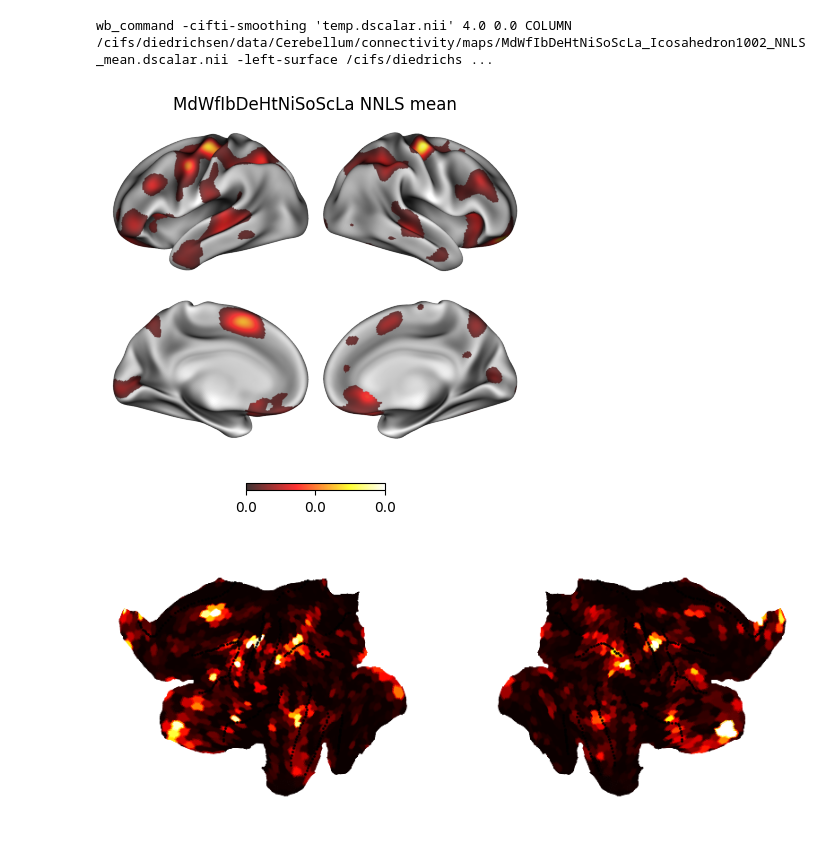
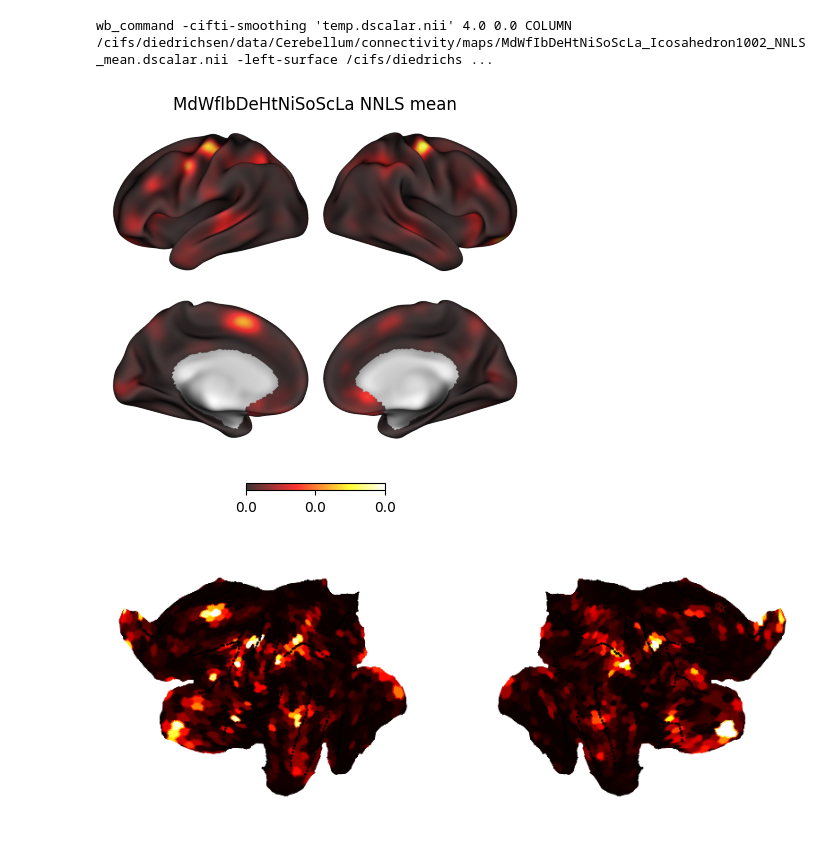
Before and after one commit to DiedrichsenLab/cortico_cereb_connectivity, a Jupyter notebook: notebooks/5. Model_description/connectivity_weights_NNLS.ipynb, the cells around one changed output. Drawn from its saved outputs; the diff is of its cells as text; code cells hidden in the pictures.

```diff
--- a/notebooks/5. Model_description/connectivity_weights_NNLS.ipynb
+++ b/notebooks/5. Model_description/connectivity_weights_NNLS.ipynb
@@ -49,11 +49,11 @@ cs.pscalar_to_smoothed_dscalar(fname,oname)
 wb_command -cifti-smoothing 'temp.dscalar.nii' 4.0 0.0 COLUMN /cifs/diedrichsen/data/Cerebellum/connectivity/maps/MdWfIbDeHtNiSoScLa_Icosahedron1002_NNLS_mean.dscalar.nii -left-surface /cifs/diedrichs ...
 # %%
 cifti_img = nb.load(gl.conn_dir + f'/maps/{traindata}_{cortex_roi}_{method}_{stats}.dscalar.nii')
-thr = 1e-5
+thr = None#1e-5
 plu.plot_cortex_map(cifti_img, cmap='hot', layout='grid', threshold=thr, cbar=True, cscale=[0, 1.5e-4], alpha=0.8, zero_transparent=False)
 plt.title(f'{traindata} {method} {stats}');
 # %% [output]
-[figure, old version]
+[figure, new version]
 # %%
 cifti_img = nb.load(gl.conn_dir + f'/maps/{traindata}_{cortex_roi}_{method}_{stats}.pscalar.nii')
 data = nt.surf_from_cifti(cifti_img)
```
